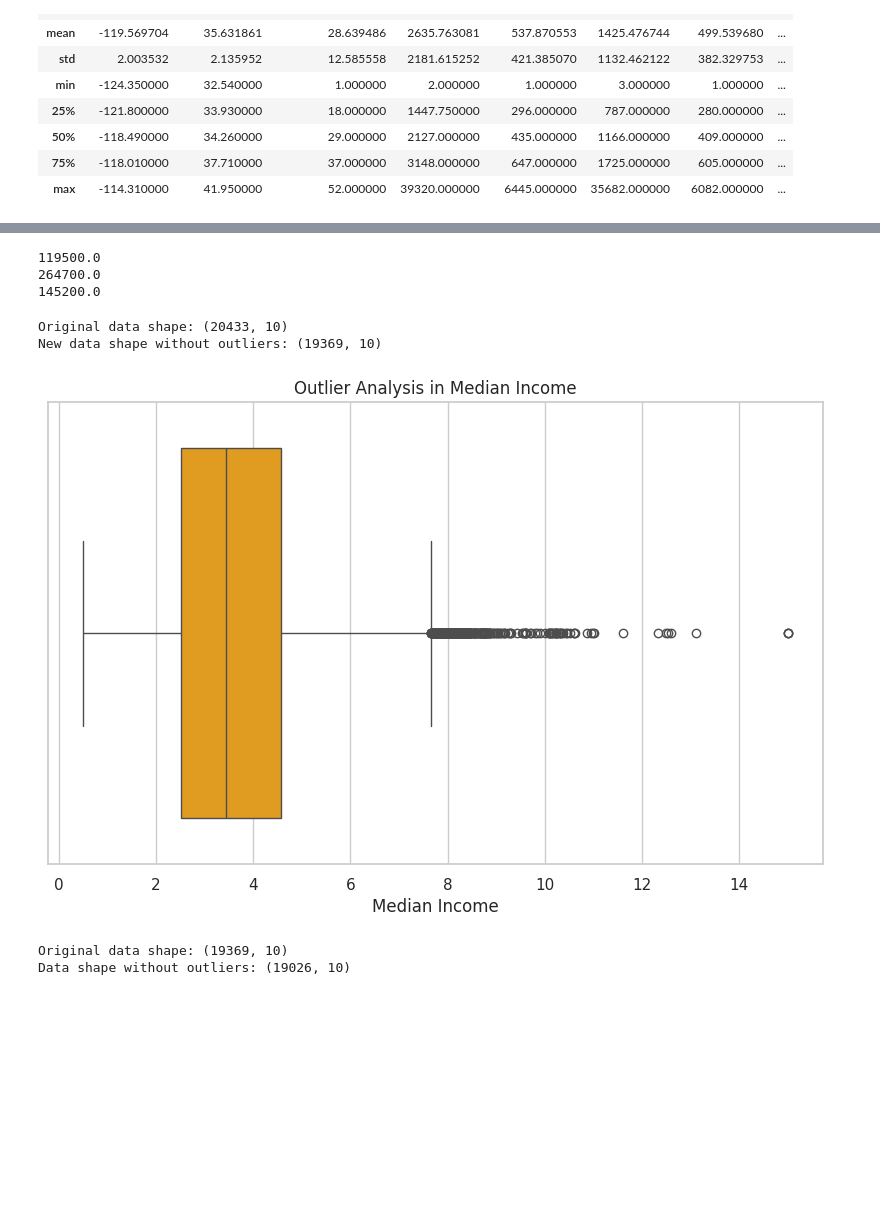
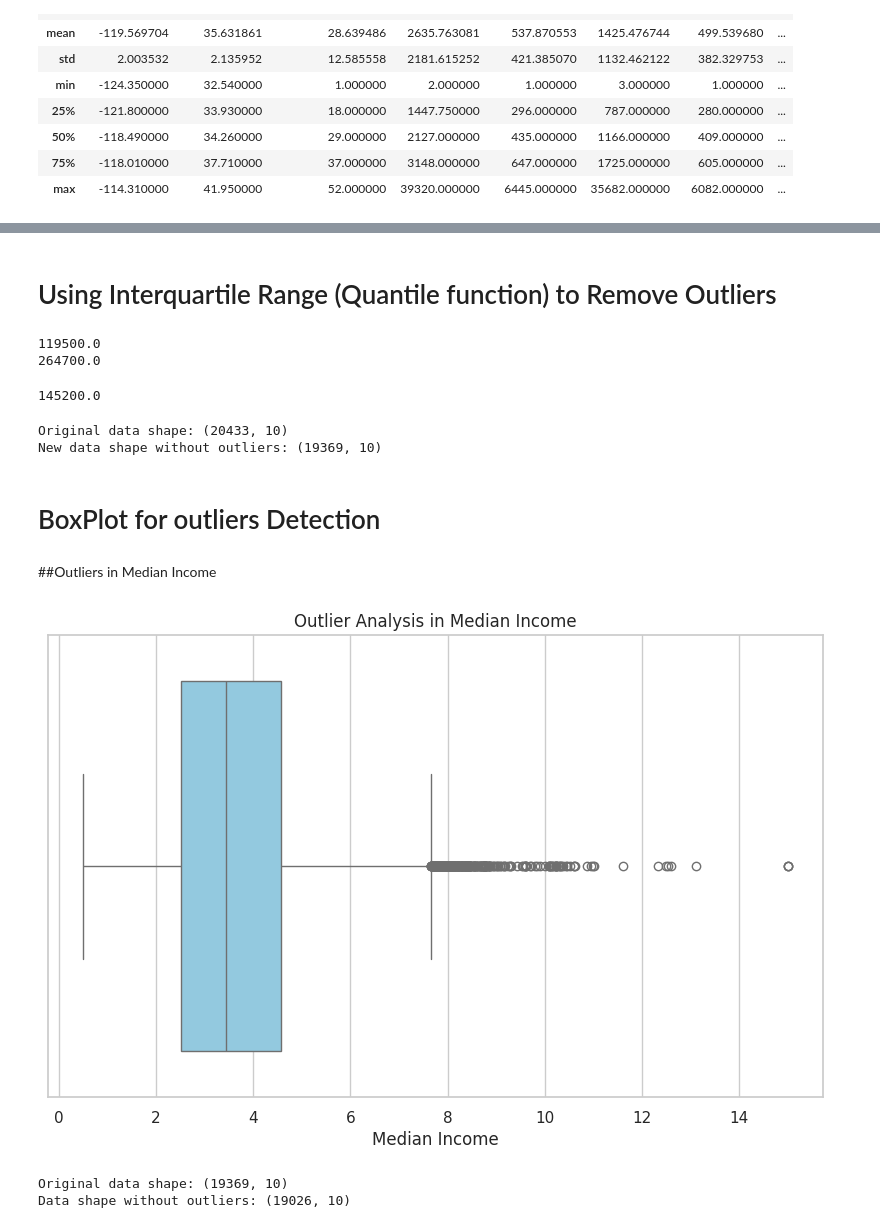
Before and after one commit to qhflrjsQkd/ALP-CS_GW, a Jupyter notebook: homework5.ipynb, the cells around one changed output, grey strips where cells are left out. Cells and saved outputs as stored; diff of their text form; code cells hidden in the pictures; blank space fills up the shorter version.

```diff
--- a/homework5.ipynb
+++ b/homework5.ipynb
@@ -73,4 +80,4 @@ from sklearn.model_selection import train_test_split as tts
 # %%
-path = '/content/housing.csv'
-data = pd.read_csv(path)
-data.columns
+file_path = '/content/housing.csv'
+
+data = pd.read_csv(file_path)
@@ -176,14 +213,20 @@ plt.show()
+# %% [markdown]
+# Using Interquartile Range (Quantile function) to Remove Outliers
 # %%
+#Asssuming 'data' is your DataFrame and 'median_house_value' is the column of interest.
+
 Q1 = data_cleaned1['median_house_value'].quantile(0.25)
 print(Q1)
 
 Q3 = data_cleaned1['median_house_value'].quantile(0.75)
 print(Q3)
 
-IQR = Q3-Q1
-print(IQR)
+IQR = Q3 - Q1
 # %% [output]
 119500.0
 264700.0
-145200.0
+# %%
+print(IQR)
+# %% [output]
+145200.0
 # %%
@@ -198,14 +245,18 @@ print("New data shape without outliers:", data_no_outliers_1.shape)
 # %% [output]
 Original data shape: (20433, 10)
 New data shape without outliers: (19369, 10)
+# %% [markdown]
+# BoxPlot for outliers Detection
+# %% [markdown]
+##Outliers in Median Income
 # %%
 plt.figure(figsize=(10,6))
-sns.boxplot(x=data_no_outliers_1['median_income'],color='orange')
-plt.title('Outlier Analysis in Median Income')
+sns.boxplot(x=data_no_outliers_1['median_income'], color ='skyblue')
+plt.title("Outlier Analysis in Median Income")
 plt.xlabel('Median Income')
 plt.show()
 # %% [output]
-[figure, old version]
+[figure, new version]
 # %%
 # Calculate Q1 and Q3
 Q1 = data_no_outliers_1['median_income'].quantile(0.25)
```
Also changed, not shown: parts of 44 cells of this notebook.
